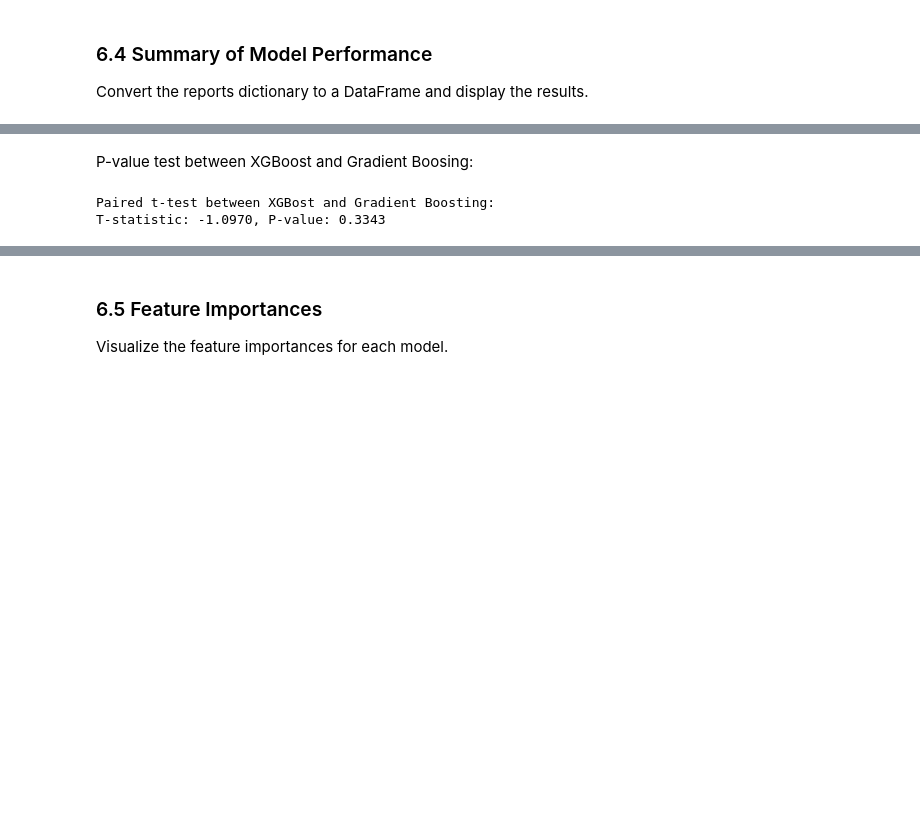
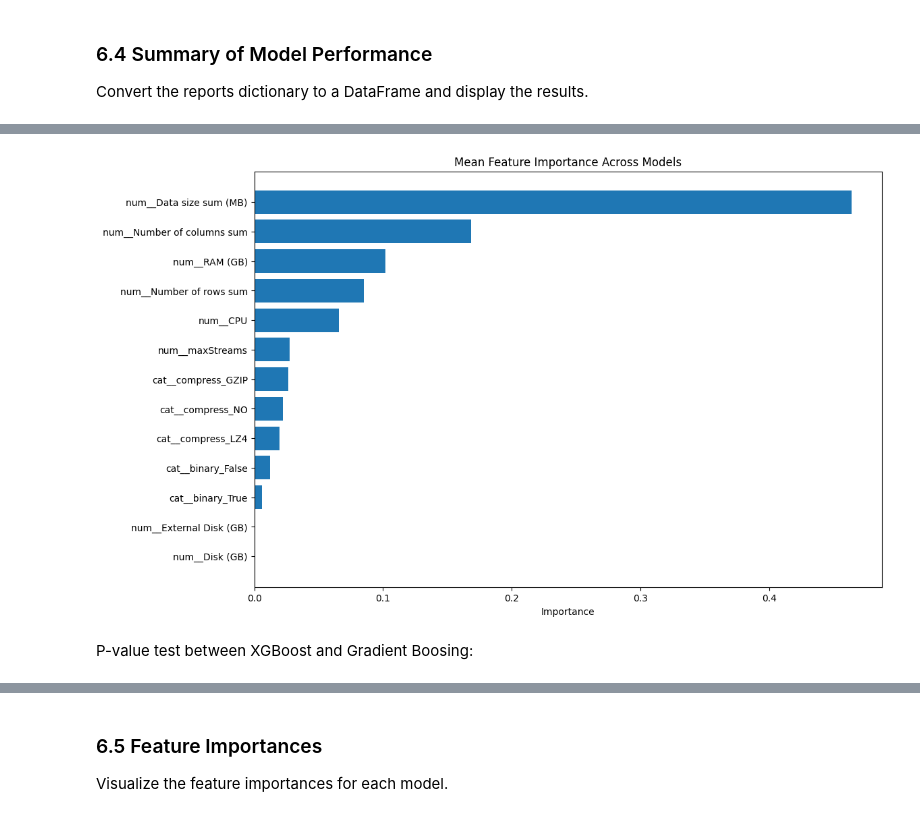
Before and after one commit to yorku-ease/DmML, a Jupyter notebook: db2_data_cleaning.ipynb, the cells around one changed output, grey strips where cells are left out. Cells and saved outputs as stored; diff of their text form; code cells hidden in the pictures; blank space fills up the shorter version.

```diff
--- a/db2_data_cleaning.ipynb
+++ b/db2_data_cleaning.ipynb
@@ -1440,0 +2270,10 @@ summary_df
+# %%
+# Calculate the mean importance across all models
+importance_df['Mean Importance'] = importance_df.iloc[:, 1:].mean(axis=1)  # Skip 'Feature' column
+
+# Sort by 'Mean Importance'
+importance_df = importance_df.sort_values(by='Mean Importance', ascending=False).reset_index(drop=True)
+
+# Display the sorted DataFrame
+print("\nSorted Feature Importances by Mean Importance:")
+importance_df
@@ -1440,0 +2296,20 @@ summary_df
+# %%
+# Assuming feature_importances_df is a DataFrame where each column represents feature importances
+# for a specific model, and each row corresponds to a feature
+
+# Calculate the mean feature importance across all models
+feature_importances_mean = importance_df.set_index('Feature').mean(axis=1)
+
+# Sort the features by importance
+sorted_idx = np.argsort(feature_importances_mean)
+sorted_features = feature_importances_mean.index[sorted_idx]
+sorted_importances = feature_importances_mean.iloc[sorted_idx]
+
+# Plot the mean feature importances as a horizontal bar chart
+fig, ax = plt.subplots(figsize=(12, 8))
+ax.barh(sorted_features, sorted_importances, align='center')
+ax.set_xlabel('Importance')
+ax.set_title('Mean Feature Importance Across Models')
+plt.show()
+# %% [output]
+[figure, added]
@@ -1441,13 +2339,10 @@ summary_df
 # %% [markdown]
 P-value test between XGBoost and Gradient Boosing:
 # %%
-from scipy.stats import ttest_rel
+# from scipy.stats import ttest_rel
 
-# Compare Decision Tree and Random Forest using a paired t-test
-t_stat, p_value = ttest_rel(cv_scores_xgb, cv_scores_gb)
+# # Compare Decision Tree and Random Forest using a paired t-test
+# t_stat, p_value = ttest_rel(cv_scores_xgb, cv_scores_gb)
 
-print(f"Paired t-test between XGBost and Gradient Boosting:")
-print(f"T-statistic: {t_stat:.4f}, P-value: {p_value:.4f}")
+# print(f"Paired t-test between XGBoost and Gradient Boosting:")
+# print(f"T-statistic: {t_stat:.4f}, P-value: {p_value:.4f}")
-# %% [output]
-Paired t-test between XGBost and Gradient Boosting:
-T-statistic: -1.0970, P-value: 0.3343
```
Also changed, not shown: parts of 129 cells of this notebook.
